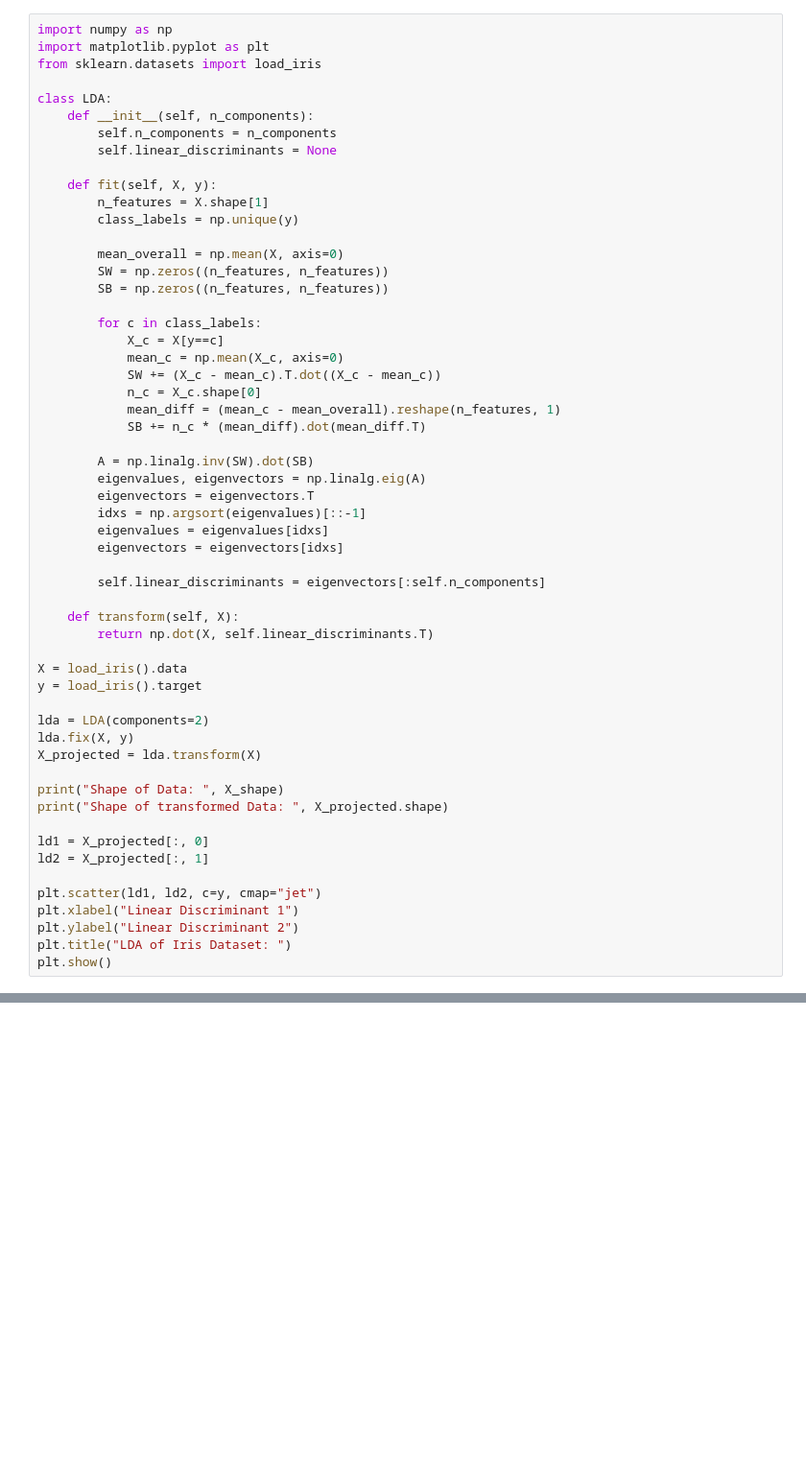
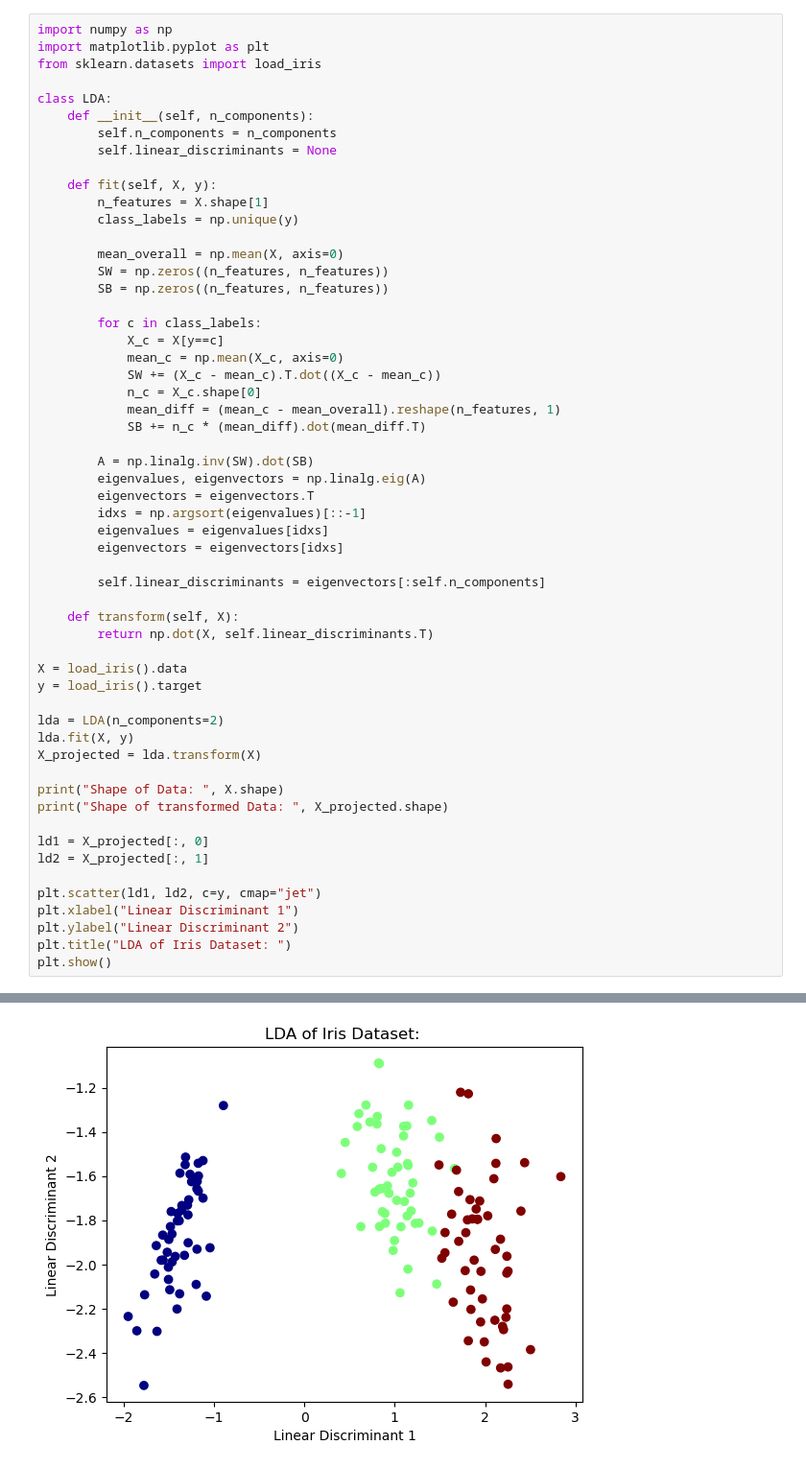
Before and after one commit to dhanyashree-gurukar/ML-Laboratory, a Jupyter notebook: Lab11/LDA.ipynb, the cells around one changed output, grey strips where cells are left out. Shown: that part at 96% size. Drawn from its saved outputs; the diff is of its cells as text; blank space fills up the shorter version.

```diff
--- a/Lab11/LDA.ipynb
+++ b/Lab11/LDA.ipynb
@@ -39,11 +39,11 @@ class LDA:
 X = load_iris().data
 y = load_iris().target
 
-lda = LDA(components=2)
-lda.fix(X, y)
+lda = LDA(n_components=2)
+lda.fit(X, y)
 X_projected = lda.transform(X)
 
-print("Shape of Data: ", X_shape)
+print("Shape of Data: ", X.shape)
 print("Shape of transformed Data: ", X_projected.shape)
 
 ld1 = X_projected[:, 0]
@@ -58,0 +60 @@ TypeError: LDA.__init__() got an unexpected keyword argument 'components'
+[figure, added]
```
Also changed, not shown: parts of 1 cell of this notebook.
